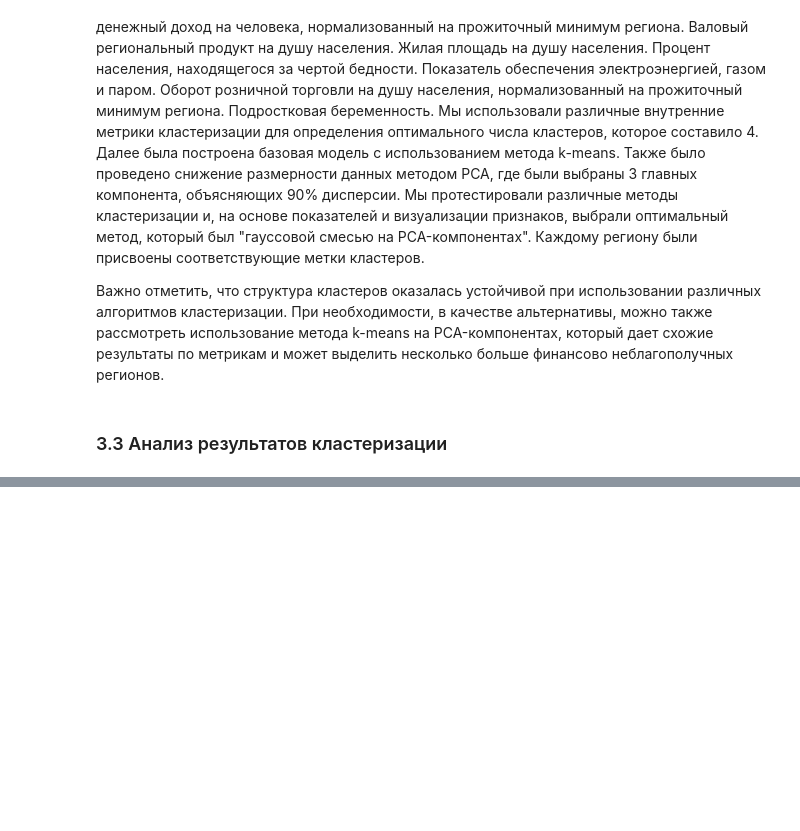
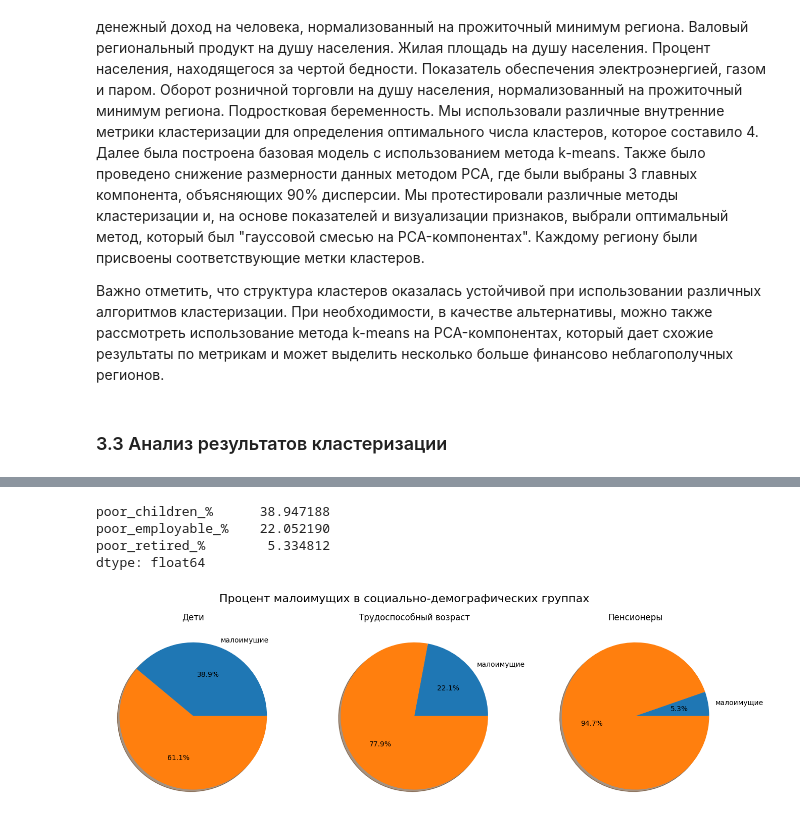
Before and after one commit to banzarkhan/ngo-clasterization, a Jupyter notebook: ngo-clasterization.ipynb, the cells around one changed output, grey strips where cells are left out. Saved outputs shown, nothing was run; the diff lists cells and outputs as text; code cells hidden in the pictures; blank space fills up the shorter version.

```diff
--- a/ngo-clasterization.ipynb
+++ b/ngo-clasterization.ipynb
@@ -2139,0 +2010,6 @@ result
+# %%
+cluster = pd.read_csv(
+    'data/regions_cluster.csv', index_col='region')
+cluster['cluster']
+df = pd.read_csv('data/regions.csv', index_col='region')
+df = df.join(cluster['cluster'])
@@ -2139,0 +2215,72 @@ result
+# %%
+socgroups = df[[
+    'population', 'poverty_percent', 'children_per',
+    'pensioners_per', 'working_age_per',
+    'children_%', 'retired_percent']].copy()
+
+# Процент трудоспособных
+socgroups['employable_%'] = (
+    100 - socgroups['children_%'] - socgroups['retired_percent'])
+
+# Количество малоимущих
+socgroups['the_poor'] = (socgroups['population']
+    * socgroups['poverty_percent'] / 100).round(0).astype(int)
+
+# Количество людей в социально-демографических группах
+socgroups['children'] = (
+    (socgroups['population'] * socgroups['children_%'] / 100)
+    .round(0).astype(int))
+socgroups['employable'] = (
+    (socgroups['population'] * socgroups['employable_%'] / 100)
+    .round(0).astype(int))
+socgroups['retired'] = (
+    (socgroups['population'] * socgroups['retired_percent'] / 100)
+    .round(0).astype(int))
+
+# Количество малоимущих в социально-демографических группах
+socgroups['poor_children'] = (
+    (socgroups['the_poor'] * socgroups['children_per'] / 100)
+    .round(0).astype(int))
+socgroups['poor_employable'] = (
+    (socgroups['the_poor'] * socgroups['working_age_per'] / 100)
+    .round(0).astype(int))
+socgroups['poor_retired'] = (
+    (socgroups['the_poor'] * socgroups['pensioners_per'] / 100)
+    .round(0).astype(int))
+
+# Процент малоимущих в социально-демографических группах
+socgroups['poor_children_%'] = (
+    (socgroups['poor_children'] / socgroups['children'] * 100))
+socgroups['poor_employable_%'] = (
+    (socgroups['poor_employable'] / socgroups['employable'] * 100))
+socgroups['poor_retired_%'] = (
+    (socgroups['poor_retired'] / socgroups['retired'] * 100))
+
+# Среднее по РФ
+cols =[
+    'poor_children_%',
+    'poor_employable_%',
+    'poor_retired_%']
+poor_percent = socgroups[cols].mean()
+poor_percent
+# %% [output]
+poor_children_%      38.947188
+poor_employable_%    22.052190
+poor_retired_%        5.334812
+dtype: float64
+# %%
+labels = ['малоимущие', '']
+fig, ax = plt.subplots(1, 3, figsize=(16,5))
+ax[0].pie([poor_percent[0], 100-poor_percent[0]],
+          labels=labels, autopct='%1.1f%%', shadow=True)
+ax[1].pie([poor_percent[1], 100-poor_percent[1]],
+          labels=labels, autopct='%1.1f%%', shadow=True)
+ax[2].pie([poor_percent[2], 100-poor_percent[2]],
+          labels=labels, autopct='%1.1f%%', shadow=True);
+ax[0].set_title('Дети')
+ax[1].set_title('Трудоспособный возраст')
+ax[2].set_title('Пенсионеры')
+fig.suptitle('Процент малоимущих в социально-демографических группах', fontsize=16)
+fig.set_facecolor('white');
+# %% [output]
+[figure, added]
```
Also changed, not shown: parts of 45 cells of this notebook.
